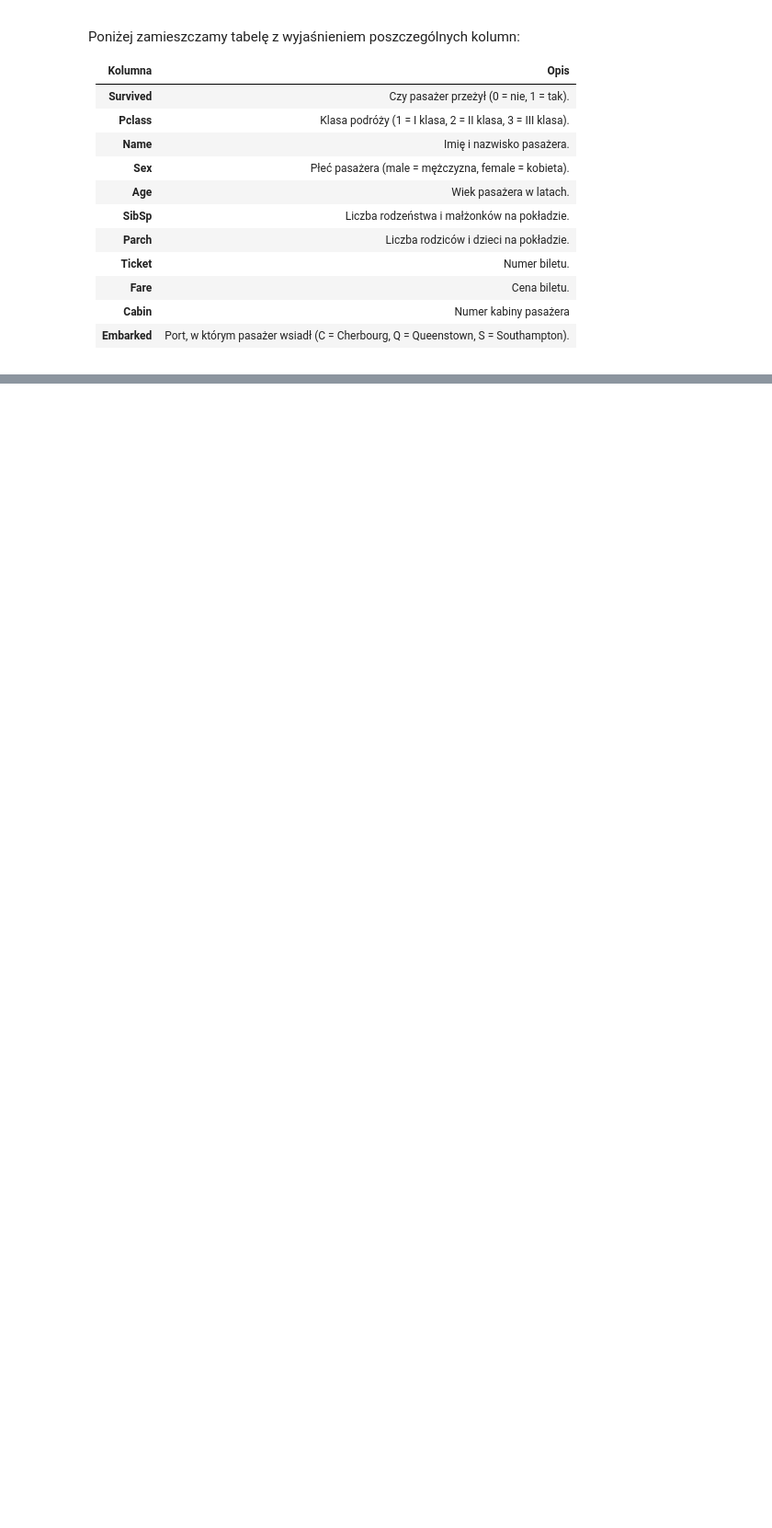
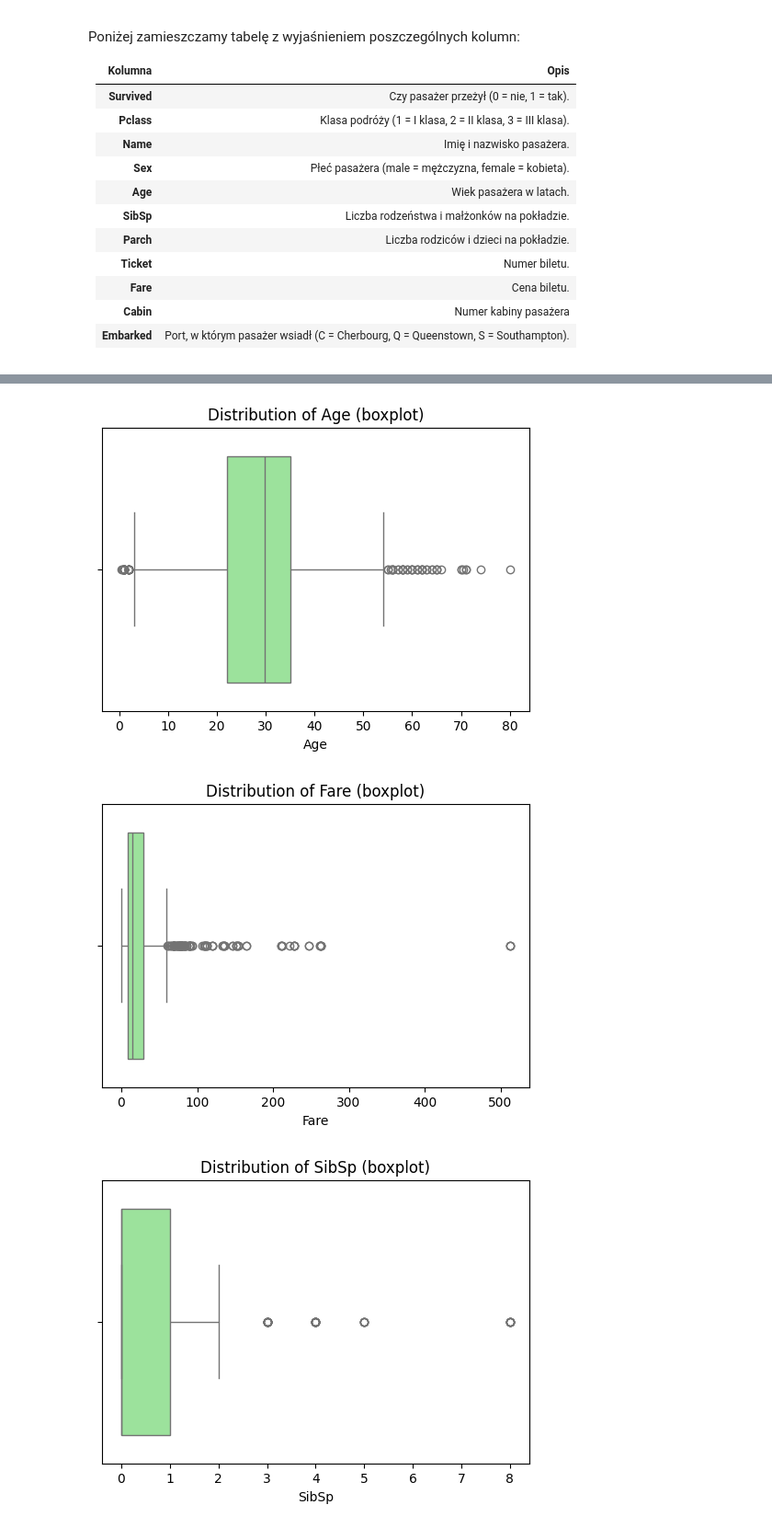
Before and after one commit to Solvro/ml-wakacyjne-wyzwanie-2025, a Jupyter notebook: 1_przetwarzanie_wizualizacja/EDA_zadanie.ipynb, the cells around one changed output, grey strips where cells are left out. Shown at 92% size. Cells and saved outputs as stored; diff of their text form; code cells hidden in the pictures; blank space fills up the shorter version.

```diff
--- a/1_przetwarzanie_wizualizacja/EDA_zadanie.ipynb
+++ b/1_przetwarzanie_wizualizacja/EDA_zadanie.ipynb
@@ -67,0 +247,3 @@ titanic_df = pd.read_csv(base_path / 'titanic.csv', index_col='PassengerId')
+# %%
+titanic_df['Child'] = titanic_df['Age'] <= 18
+titanic_df['Alone'] = (titanic_df['SibSp'] == 0) & (titanic_df['Parch'] == 0)
@@ -67,0 +268,3 @@ titanic_df = pd.read_csv(base_path / 'titanic.csv', index_col='PassengerId')
+# %%
+# Mamy 2 kategorie, zastosujemy binary encoding
+titanic_df['Sex'] = titanic_df['Sex'].map({'male': 0, 'female': 1})
@@ -67,0 +273,3 @@ titanic_df = pd.read_csv(base_path / 'titanic.csv', index_col='PassengerId')
+# %%
+titanic_df = titanic_df.join(pd.get_dummies(titanic_df['Embarked'], prefix='Embarked', ))
+titanic_df = titanic_df.drop('Embarked', axis=1)
@@ -67,0 +286,3 @@ titanic_df = pd.read_csv(base_path / 'titanic.csv', index_col='PassengerId')
+# %%
+titanic_df['Ticket'] = np.round(titanic_df['Ticket'].value_counts(normalize=True), 3)
+titanic_df['Cabin'] = np.round(titanic_df['Cabin'].value_counts(normalize=True), 3)
@@ -67,0 +293,26 @@ titanic_df = pd.read_csv(base_path / 'titanic.csv', index_col='PassengerId')
+# %%
+import seaborn as sns
+def boxplot(df, column_name):
+    """
+    Displays a boxplot of the choosen column to show its distribution.
+    Parameters:
+        df (pandas.DataFrame): The DataFrame containing the data.
+        column_name (str): The name of the categorical column to plot.
+    Returns:
+        None. Displays the bar chart.
+    """
+    plt.figure(figsize=(6, 4))
+    sns.boxplot(x=df[column_name].dropna(), color='lightgreen') # as you can see, you can use sns and plt at the same time
+    plt.title(f'Distribution of {column_name} (boxplot)')
+    plt.xlabel(column_name)
+
+    plt.show()
+boxplot(titanic_df, 'Age')
+boxplot(titanic_df, 'Fare')
+boxplot(titanic_df, 'SibSp')
+boxplot(titanic_df, 'Parch')
+boxplot(titanic_df, 'Pclass')
+# %% [output]
+[figure, added]
+[figure, added]
+[figure, added]
```
Also changed, not shown: parts of 35 cells of this notebook.
